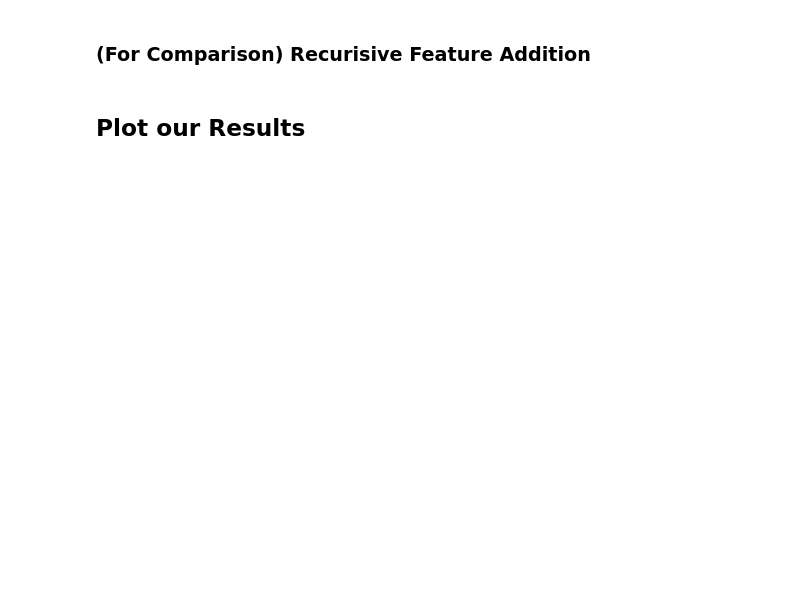
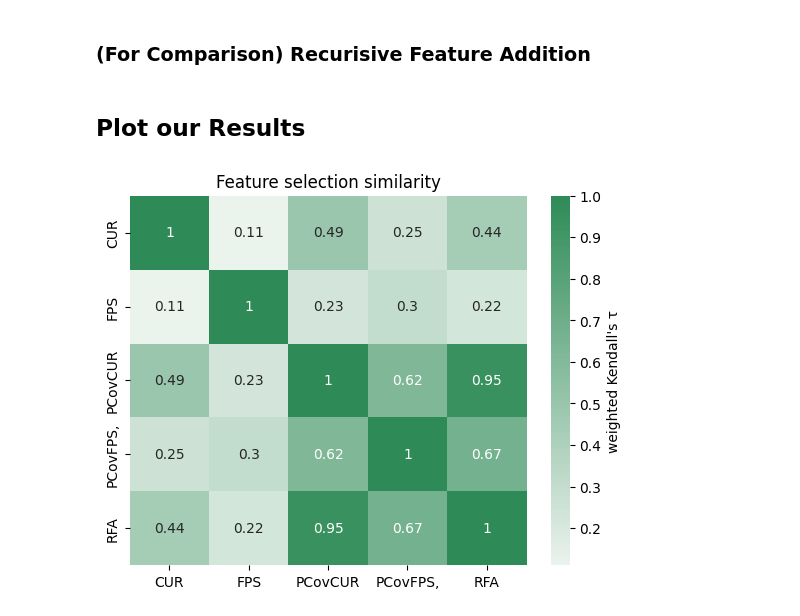
Before and after one commit to victorprincipe/skmatter-ore, a Jupyter notebook: paper/WhoDataset-Selection.ipynb, the cells around one changed output. Saved outputs shown, nothing was run; the diff lists cells and outputs as text; code cells hidden in the pictures; blank space fills up the shorter version.

```diff
--- a/paper/WhoDataset-Selection.ipynb
+++ b/paper/WhoDataset-Selection.ipynb
@@ -148,5 +163,20 @@ rfa = RecursiveFeatureAddition(n_select).fit(X_train, y_train)
 # %% [markdown]
 ## Plot our Results
+# %%
+seaborn.heatmap(pd.DataFrame(similarity,
+                index=["CUR", "FPS", "PCovCUR", "PCovFPS,", "RFA"],
+                columns=["CUR", "FPS", "PCovCUR", "PCovFPS,", "RFA"]),
+                vmax=1.,
+                annot=True, cmap=seaborn.light_palette("seagreen", as_cmap=True),
+                cbar_kws={'label': "weighted Kendall's τ"})
+plt.title("Feature selection similarity")
+#plt.savefig('weighted_kendall_tau.png', dpi=300)
+#plt.savefig('weighted_kendall_tau.pdf', dpi=300)
+#plt.savefig('weighted_kendall_tau.svg', dpi=300)
+plt.show()
+plt.close()
+# %% [output]
+[figure, added]
 # %%
 fig, axes = plt.subplots(2, 1,figsize=(3.75, 5), gridspec_kw=dict(height_ratios=(1,1.5)), sharex=True)
 ns = np.arange(1, n_select, dtype=int)
```
Also changed, not shown: parts of 8 cells of this notebook, 1 other file.
